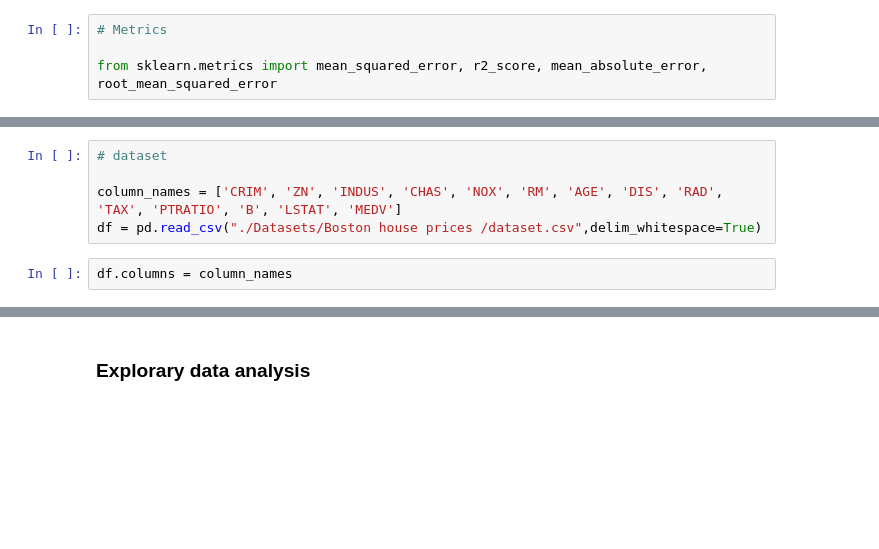
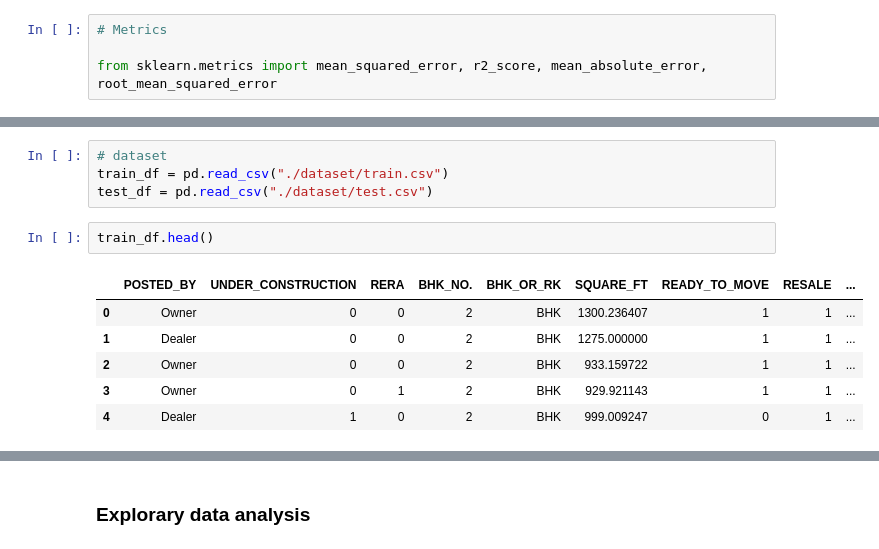
Before and after one commit to NandhuGB/Kaggle-competitions, a Jupyter notebook: boston-house-prices/Boston house prices.ipynb, the cells around one changed output, grey strips where cells are left out. Saved outputs shown, nothing was run; the diff lists cells and outputs as text; blank space fills up the shorter version.

```diff
--- a/boston-house-prices/Boston house prices.ipynb
+++ b/boston-house-prices/Boston house prices.ipynb
@@ -18,8 +18,14 @@ from sklearn.metrics import mean_squared_error, r2_score, mean_absolute_error, r
 CRIM per capita crime rate by town - ZN proportion of residential land zoned for lots over 25,000 sq.ft. - INDUS proportion of non-retail business acres per town - CHAS Charles River dummy variable (= 1 if tract bounds river; 0 otherwise) - NOX nitric oxides concentration (parts per 10 million) - RM average number of rooms per dwelling - AGE proportion of owner-occupied units built prior to 1940 - DIS weighted distances to five Boston employment centres - RAD index of accessibility to radial highways - TAX full-value property-tax rate per $10,000 - PTRATIO pupil-teacher ratio by town - B 1000(Bk - 0.63)^2 where Bk is the proportion of blacks by town - LSTAT % lower status of the population - MEDV Median value of owner-occupied homes in $1000's
 # %%
 # dataset
-
-column_names = ['CRIM', 'ZN', 'INDUS', 'CHAS', 'NOX', 'RM', 'AGE', 'DIS', 'RAD', 'TAX', 'PTRATIO', 'B', 'LSTAT', 'MEDV']
-df = pd.read_csv("./Datasets/Boston house prices /dataset.csv",delim_whitespace=True)
+train_df = pd.read_csv("./dataset/train.csv")
+test_df = pd.read_csv("./dataset/test.csv")
 # %%
-df.columns = column_names
+train_df.head()
+# %% [output]
+|  | POSTED_BY | UNDER_CONSTRUCTION | RERA | BHK_NO. | BHK_OR_RK | SQUARE_FT | READY_TO_MOVE | RESALE | ... |
+| 0 | Owner | 0 | 0 | 2 | BHK | 1300.236407 | 1 | 1 | ... |
+| 1 | Dealer | 0 | 0 | 2 | BHK | 1275.000000 | 1 | 1 | ... |
+| 2 | Owner | 0 | 0 | 2 | BHK | 933.159722 | 1 | 1 | ... |
+| 3 | Owner | 0 | 1 | 2 | BHK | 929.921143 | 1 | 1 | ... |
+| 4 | Dealer | 1 | 0 | 2 | BHK | 999.009247 | 0 | 1 | ... |
```
Also changed, not shown: parts of 15 cells of this notebook, 7 other files.
